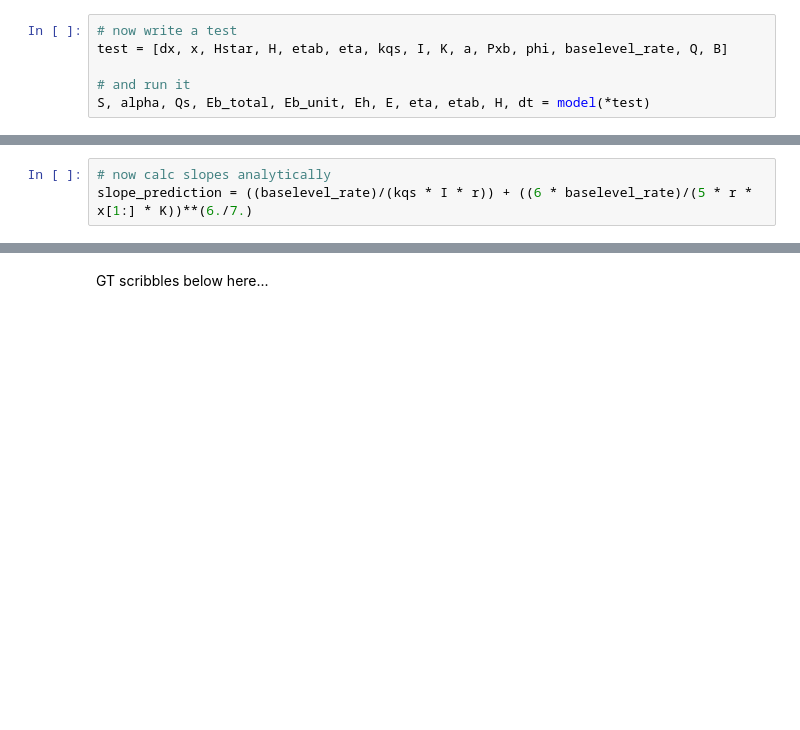
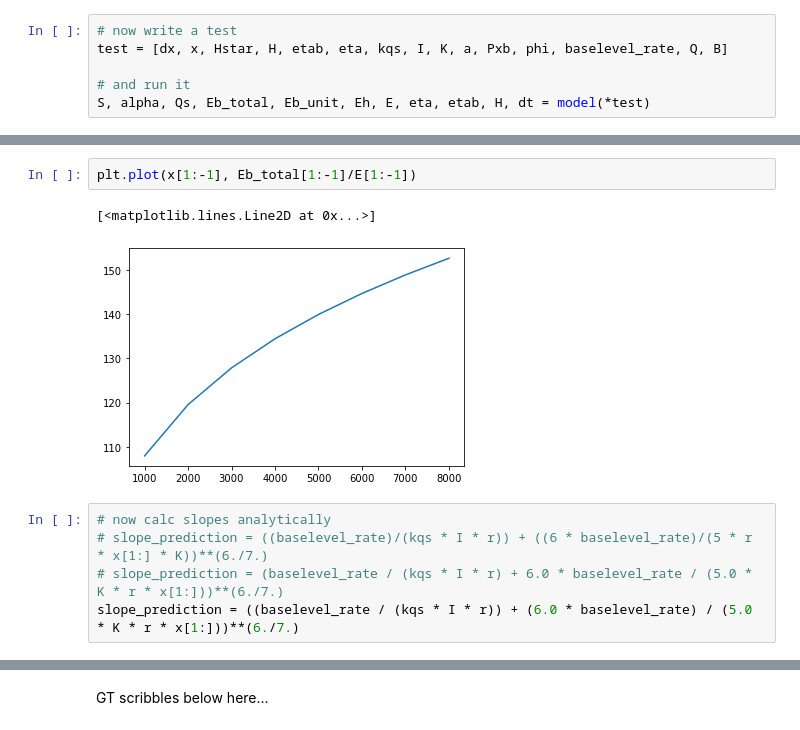
Before and after one commit to vaga3461/High-Plains, a Jupyter notebook: modeling headway SP21/special case 4 (plucking and transport).ipynb, the cells around one changed output, grey strips where cells are left out. Saved outputs shown, nothing was run; the diff lists cells and outputs as text; blank space fills up the shorter version.

```diff
--- a/modeling headway SP21/special case 4 (plucking and transport).ipynb
+++ b/modeling headway SP21/special case 4 (plucking and transport).ipynb
@@ -208,6 +210,13 @@ array([1.e-04, 1.e-04, 1.e-04, 1.e-04, 0.e+00])
+# %%
+plt.plot(x[1:-1], Eb_total[1:-1]/E[1:-1])
+# %% [output]
+[<matplotlib.lines.Line2D at 0x...>]
+[figure, added]
 # %%
 # now calc slopes analytically
-slope_prediction = ((baselevel_rate)/(kqs * I * r)) + ((6 * baselevel_rate)/(5 * r * x[1:] * K))**(6./7.)
+# slope_prediction = ((baselevel_rate)/(kqs * I * r)) + ((6 * baselevel_rate)/(5 * r * x[1:] * K))**(6./7.)
+# slope_prediction = (baselevel_rate / (kqs * I * r) + 6.0 * baselevel_rate / (5.0 * K * r * x[1:]))**(6./7.)
+slope_prediction = ((baselevel_rate / (kqs * I * r)) + (6.0 * baselevel_rate) / (5.0 * K * r * x[1:]))**(6./7.)
 # %%
 print('slope prediction: ', slope_prediction)
 print('modeled slopes: ', S)
```
Also changed, not shown: parts of 24 cells of this notebook.
